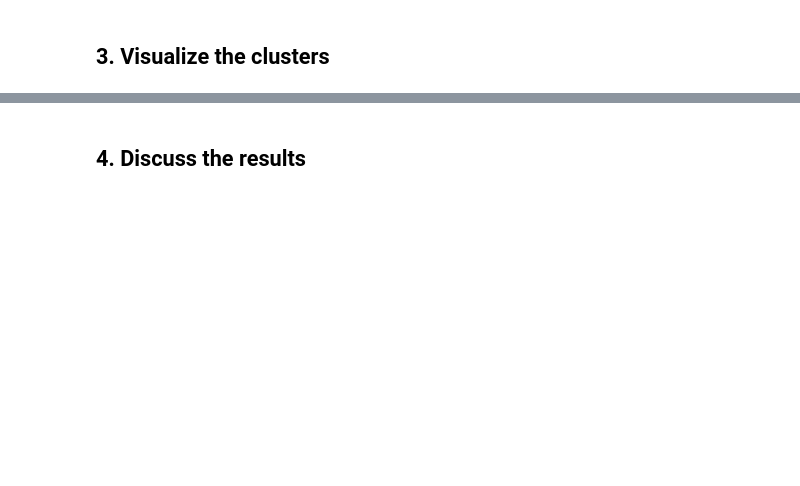
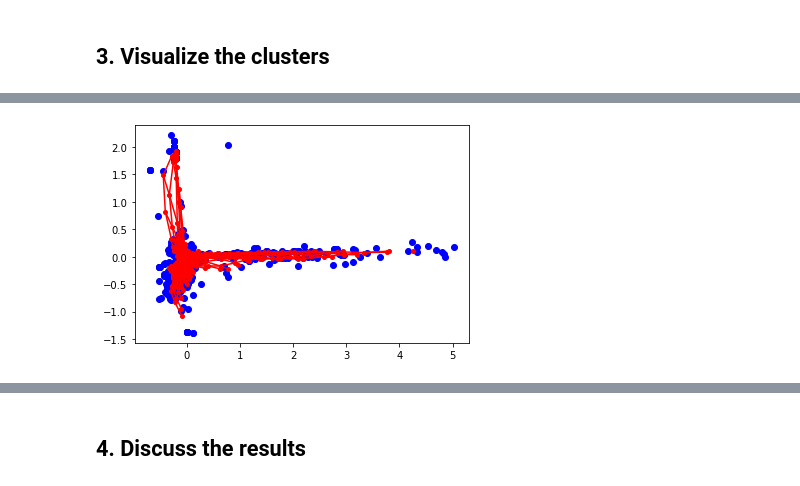
Before and after one commit to arnaud22560/P21_ML_Applications_Twitter_SOM_Clustering_NN_D1, a Jupyter notebook: Tweet Clustering with SOMs.ipynb, the cells around one changed output, grey strips where cells are left out. Cells and saved outputs as stored; diff of their text form; code cells hidden in the pictures; blank space fills up the shorter version.

```diff
--- a/Tweet Clustering with SOMs.ipynb
+++ b/Tweet Clustering with SOMs.ipynb
@@ -303,0 +415,9 @@ NameError: name 'words_to_remove' is not defined
+# %%
+plt.plot(vectors2d[:,0], vectors2d[:,1],'o', c="b")
+plt.plot(som.codebook.matrix[:, 0], som.codebook.matrix[:, 1], "o", c="r", markersize=4)
+for i in range(c1.shape[0]-1):
+    for j in range(c2.shape[1]-1):
+        plt.plot(c1[i, j:j+2], c2[i, j:j+2], c="r")
+        plt.plot(c1[i:i+2, j], c2[i:i+2, j], c="r")
+# %% [output]
+[figure, added]
```
Also changed, not shown: parts of 22 cells of this notebook, 5 other files.
